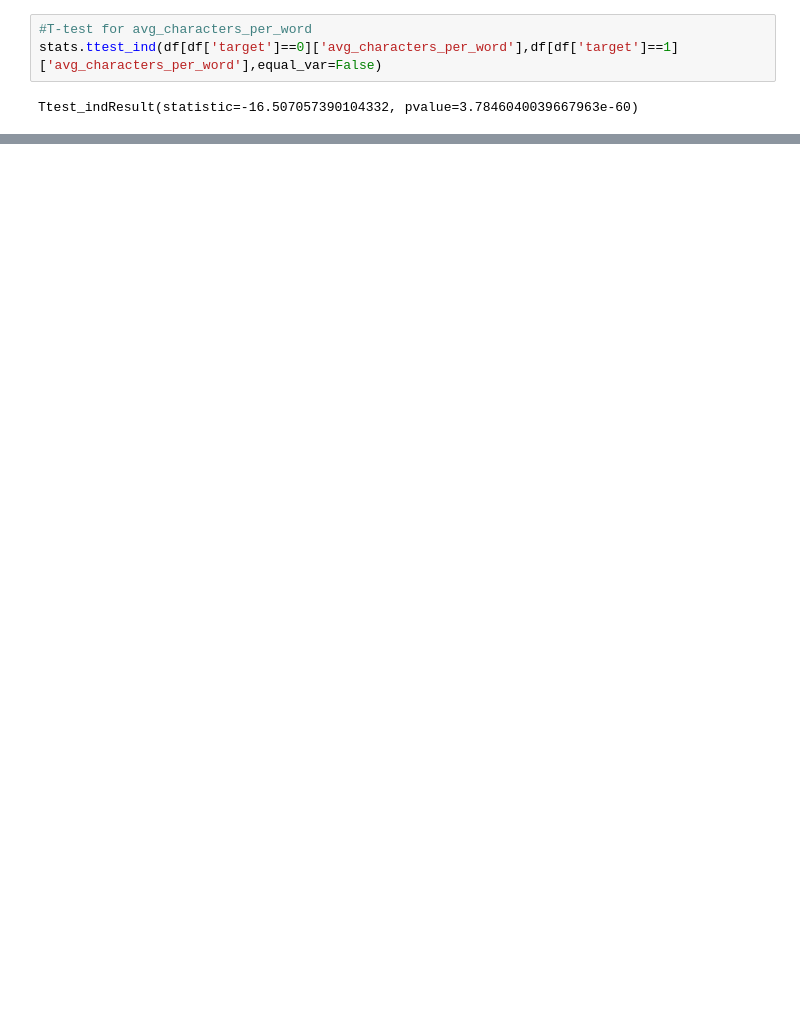
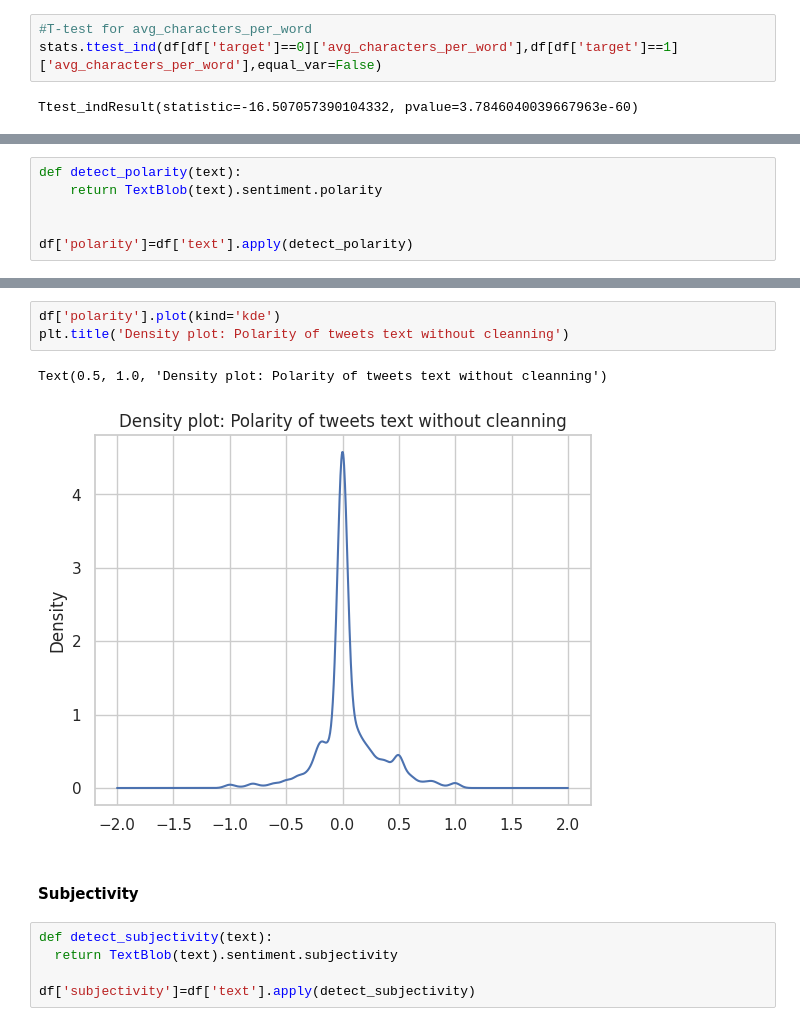
Before and after one commit to Ignacio-Ibarra/NLP-Disasters, a Jupyter notebook: tp1_nlp_disasters.ipynb, the cells around one changed output, grey strips where cells are left out. Saved outputs shown, nothing was run; the diff lists cells and outputs as text; blank space fills up the shorter version.

```diff
--- a/tp1_nlp_disasters.ipynb
+++ b/tp1_nlp_disasters.ipynb
@@ -471,0 +745,6 @@ Ttest_indResult(statistic=-16.507057390104332, pvalue=3.7846040039667963e-60)
+# %%
+def detect_polarity(text):
+    return TextBlob(text).sentiment.polarity
+
+
+df['polarity']=df['text'].apply(detect_polarity)
@@ -471,0 +763,13 @@ Ttest_indResult(statistic=-16.507057390104332, pvalue=3.7846040039667963e-60)
+# %%
+df['polarity'].plot(kind='kde')
+plt.title('Density plot: Polarity of tweets text without cleanning')
+# %% [output]
+Text(0.5, 1.0, 'Density plot: Polarity of tweets text without cleanning')
+[figure, added]
+# %% [markdown]
+#### Subjectivity
+# %%
+def detect_subjectivity(text):
+  return TextBlob(text).sentiment.subjectivity
+
+df['subjectivity']=df['text'].apply(detect_subjectivity)
```
Also changed, not shown: parts of 47 cells of this notebook.
